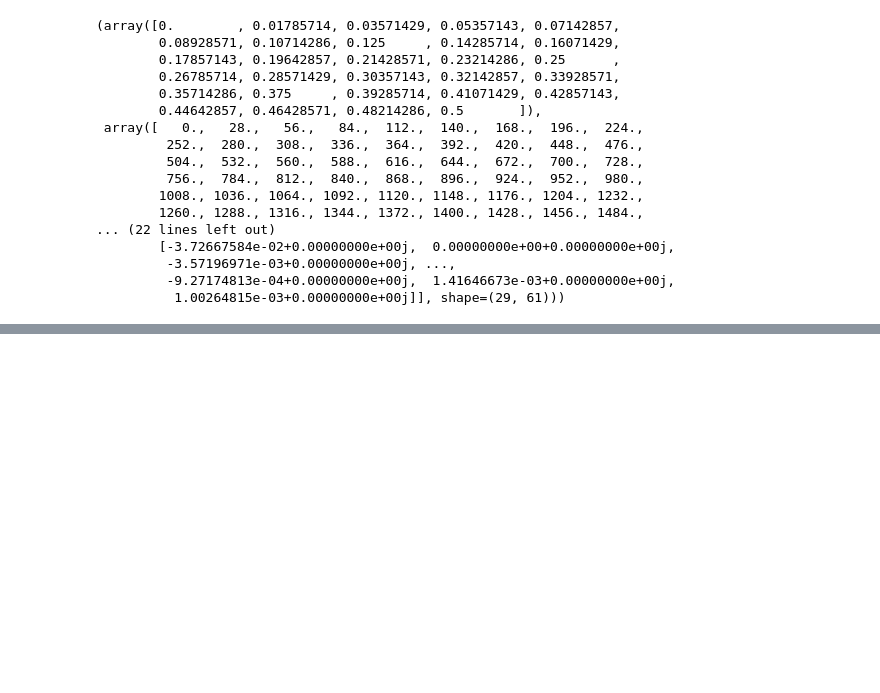
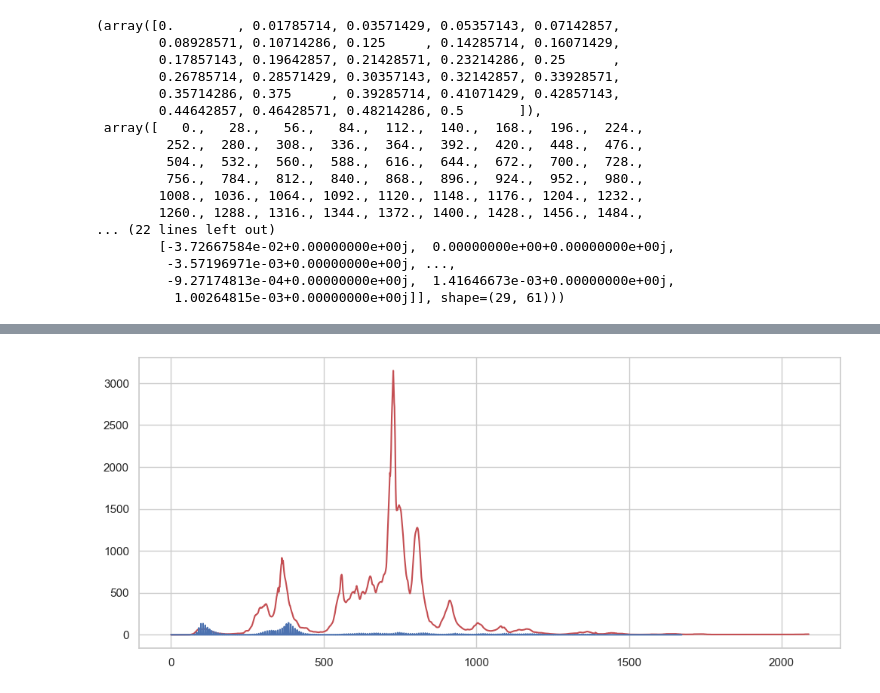
Before and after one commit to dunyanong/covid-stft, a Jupyter notebook: STFT.ipynb, the cells around one changed output, grey strips where cells are left out. Saved outputs shown, nothing was run; the diff lists cells and outputs as text; code cells hidden in the pictures; blank space fills up the shorter version.

```diff
--- a/STFT.ipynb
+++ b/STFT.ipynb
@@ -486,3 +581,10 @@ print(max_lag)
+# %%
+plt.figure()
+plt.plot(signal2, 'r')
+plt.plot(signal_d2, 'b')
+plt.show()
+# %% [output]
+[figure, added]
 # %%
 plt.figure()
 plt.plot(ncc1, 'r', label="Japan")
```
Also changed, not shown: parts of 10 cells of this notebook, 6 other files.
